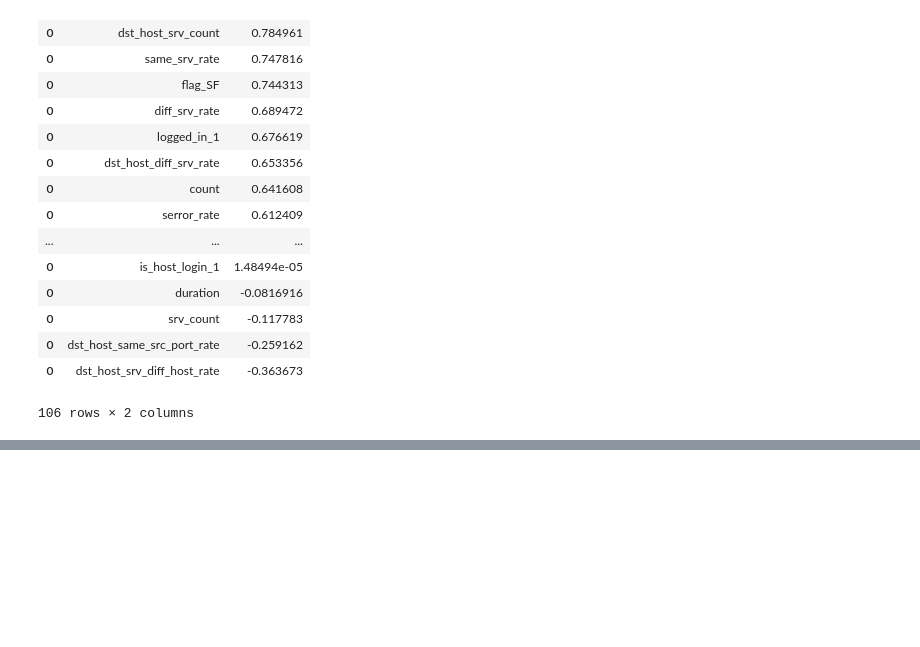
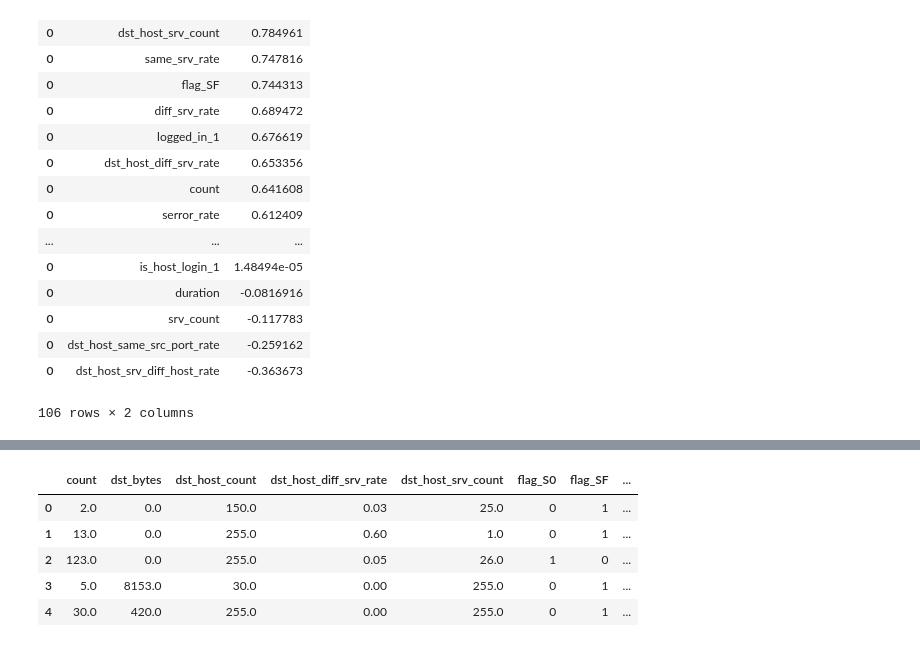
Before and after one commit to devarun07/Analytix, a Jupyter notebook: Projects/3. Network Intrusion Detection System/Project-3.ipynb, the cells around one changed output, grey strips where cells are left out. Saved outputs shown, nothing was run; the diff lists cells and outputs as text; code cells hidden in the pictures; blank space fills up the shorter version.

```diff
--- a/Projects/3. Network Intrusion Detection System/Project-3.ipynb
+++ b/Projects/3. Network Intrusion Detection System/Project-3.ipynb
@@ -581,0 +543,14 @@ rfe = rfe.fit(X, data_new['target'])
+# %%
+X = data_new[data_new.columns.difference(['target'])]
+skb = SelectKBest(f_classif, k=15).fit(X, data_new[['target']] )
+# %%
+skb_features = X.columns[skb.get_support()]
+selected_features_from_selectKBest = X[skb_features]
+selected_features_from_selectKBest.head()
+# %% [output]
+|  | count | dst_bytes | dst_host_count | dst_host_diff_srv_rate | dst_host_srv_count | flag_S0 | flag_SF | ... |
+| 0 | 2.0 | 0.0 | 150.0 | 0.03 | 25.0 | 0 | 1 | ... |
+| 1 | 13.0 | 0.0 | 255.0 | 0.60 | 1.0 | 0 | 1 | ... |
+| 2 | 123.0 | 0.0 | 255.0 | 0.05 | 26.0 | 1 | 0 | ... |
+| 3 | 5.0 | 8153.0 | 30.0 | 0.00 | 255.0 | 0 | 1 | ... |
+| 4 | 30.0 | 420.0 | 255.0 | 0.00 | 255.0 | 0 | 1 | ... |
```
Also changed, not shown: parts of 13 cells of this notebook.
